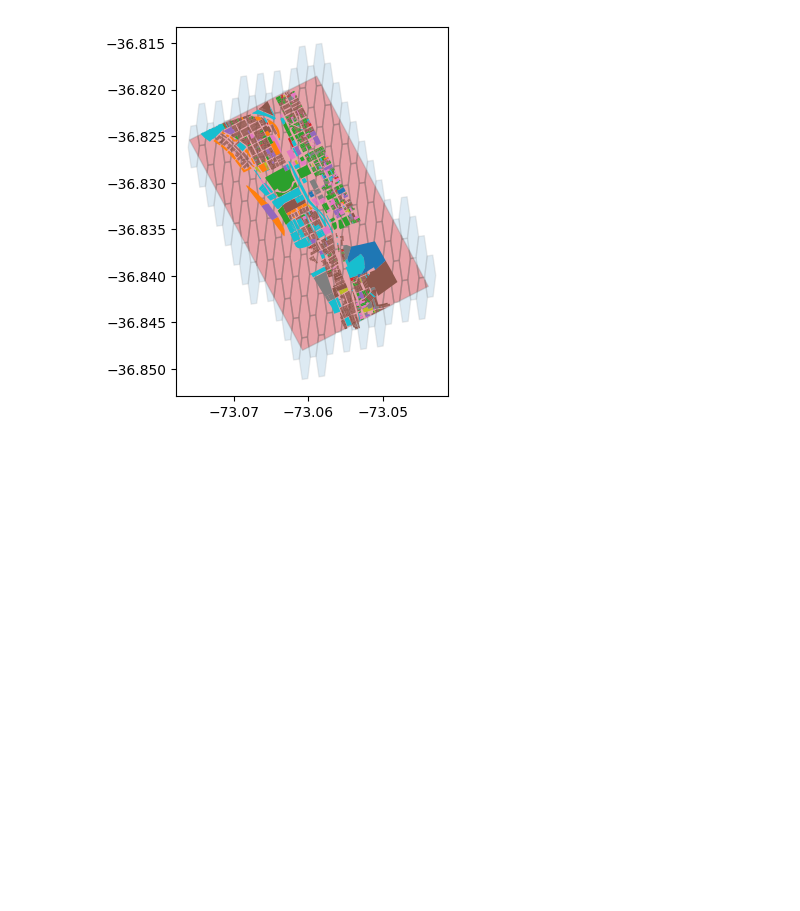
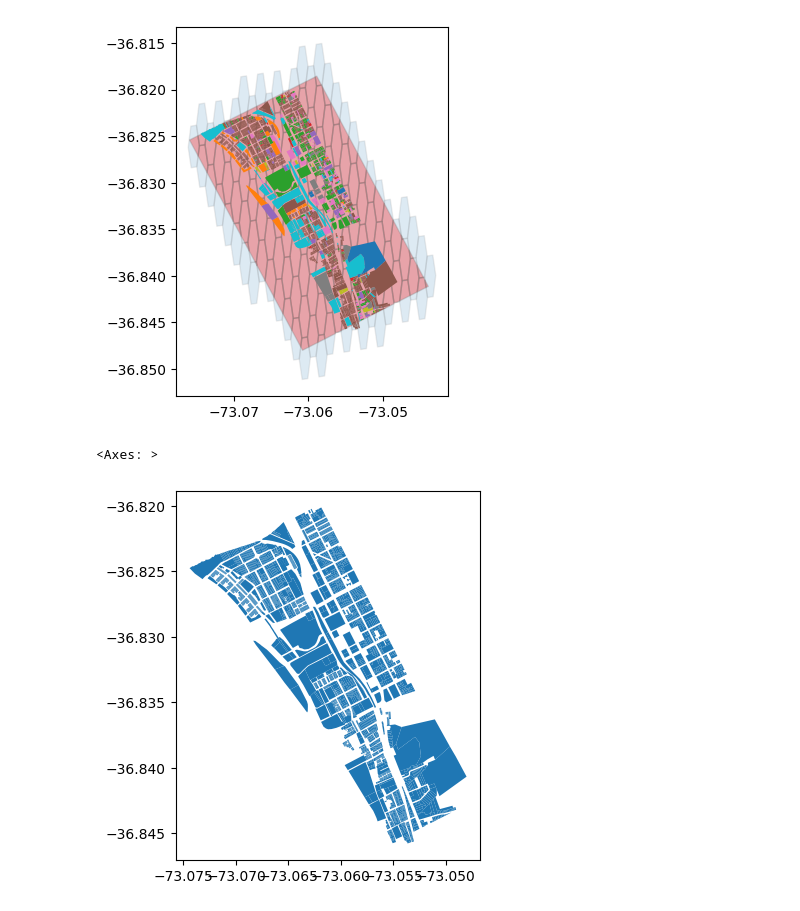
Before and after one commit to diegoalrv/clbb-apio, a Jupyter notebook: notebooks/calc_land_uses_diversity.ipynb, the cells around one changed output. Drawn from its saved outputs; the diff is of its cells as text; code cells hidden in the pictures; blank space fills up the shorter version.

```diff
--- a/notebooks/calc_land_uses_diversity.ipynb
+++ b/notebooks/calc_land_uses_diversity.ipynb
@@ -112,3 +131,11 @@ land_uses.plot(ax=ax, column='Uso')
 # %% [output]
 <Axes: >
 [figure]
+# %%
+land_uses = gpd.read_parquet(f'./assets/land_uses/actual.parquet')
+land_uses = land_uses.to_crs(4326)
+land_uses.shape
+land_uses.plot()
+# %% [output]
+<Axes: >
+[figure, added]
```
Also changed, not shown: parts of 3 cells of this notebook, 38 other files.
